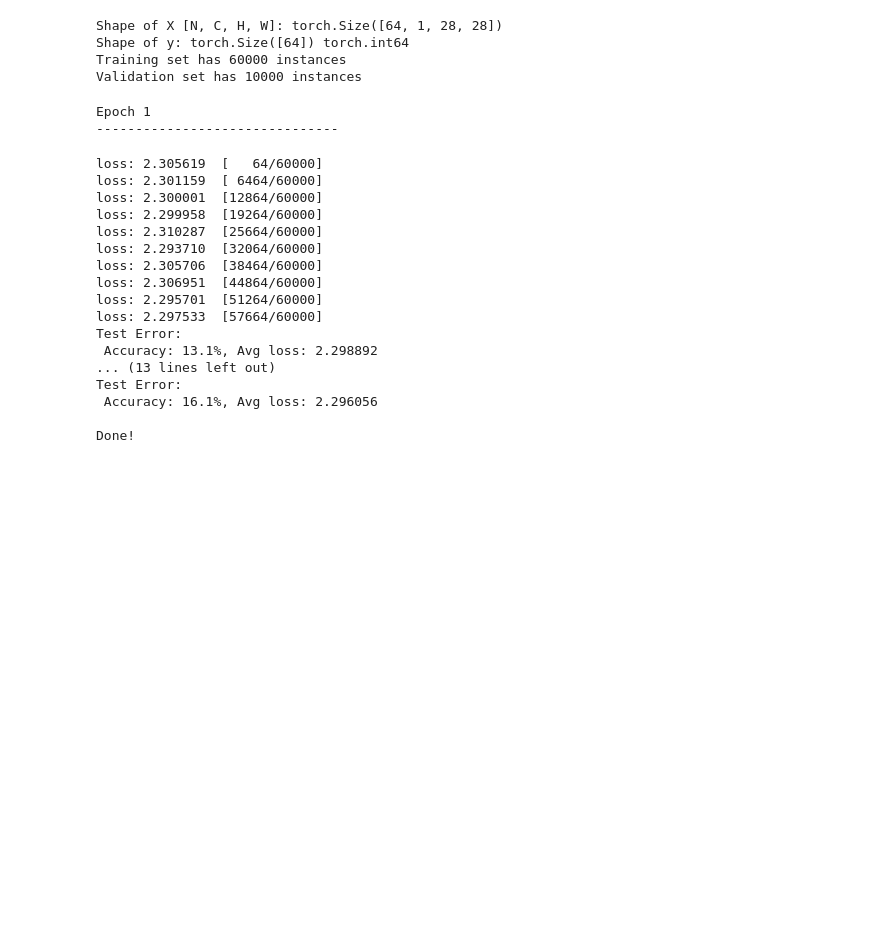
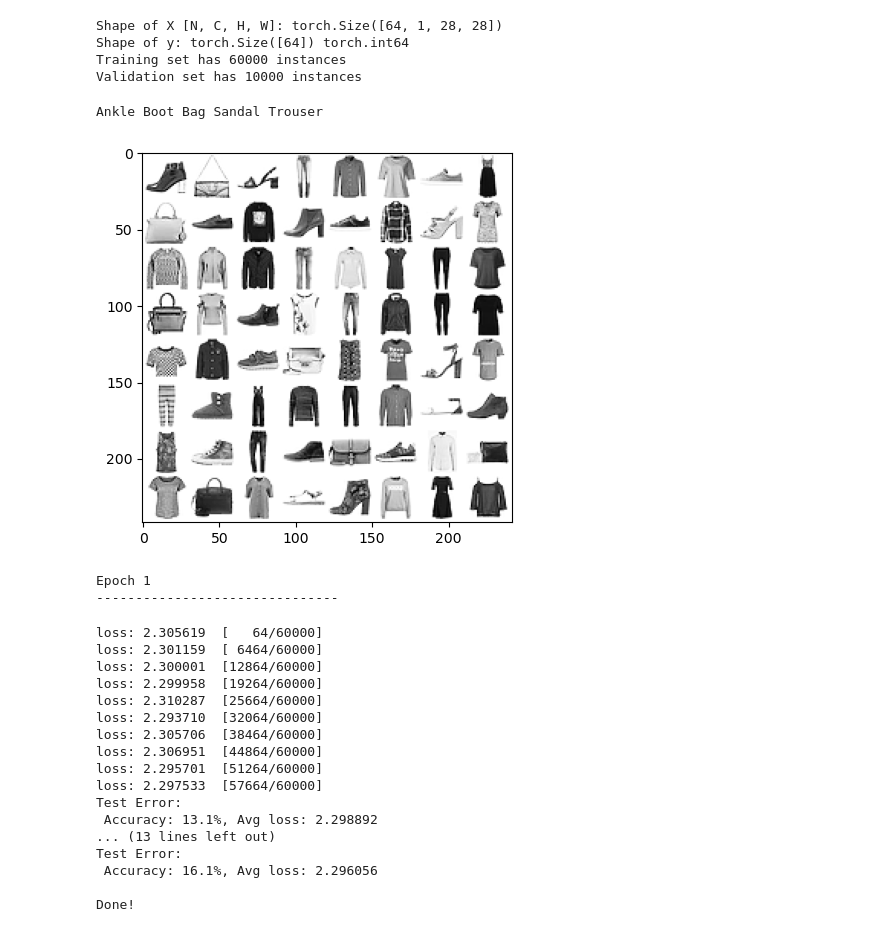
Before and after one commit to SadamHussain189/Pytorch-Tutorial, a Jupyter notebook: video_tutorial/tutorial6/test.ipynb, the cells around one changed output. Cells and saved outputs as stored; diff of their text form; code cells hidden in the pictures; blank space fills up the shorter version.

```diff
--- a/video_tutorial/tutorial6/test.ipynb
+++ b/video_tutorial/tutorial6/test.ipynb
@@ -42,27 +42,30 @@ Shape of y: torch.Size([64]) torch.int64
 Training set has 60000 instances
 Validation set has 10000 instances
 # %%
-# import matplotlib.pyplot as plt
-# import numpy as np
+import matplotlib.pyplot as plt
+import numpy as np
 
-# # Helper function for inline image display
-# def matplotlib_imshow(img, one_channel=False):
-#     if one_channel:
-#         img = img.mean(dim=0)
-#     img = img / 2 + 0.5 # unnormalize
-#     npimg = img.numpy()
-#     if one_channel:
-#         plt.imshow(npimg, cmap='Greys')
-#     else:
-#         plt.imshow(np.transpose(npimg, (1, 2, 0)))
+# Helper function for inline image display
+def matplotlib_imshow(img, one_channel=False):
+    if one_channel:
+        img = img.mean(dim=0)
+    img = img / 2 + 0.5 # unnormalize
+    npimg = img.numpy()
+    if one_channel:
+        plt.imshow(npimg, cmap='Greys')
+    else:
+        plt.imshow(np.transpose(npimg, (1, 2, 0)))
 
-# dataiter = iter(training_loader)
-# images, labels = next(dataiter)
+dataiter = iter(training_loader)
+images, labels = next(dataiter)
 
-# # Create a grid from image and show them
-# img_grid = torchvision.utils.make_grid(images)
-# matplotlib_imshow(img_grid, one_channel=True)
-# print(' '.join(classes[labels[j]] for j in range(4)))
+# Create a grid from image and show them
+img_grid = torchvision.utils.make_grid(images)
+matplotlib_imshow(img_grid, one_channel=True)
+print(' '.join(classes[labels[j]] for j in range(4)))
+# %% [output]
+Ankle Boot Bag Sandal Trouser
+[figure, added]
 # %%
 device = (
     "cuda"
```
